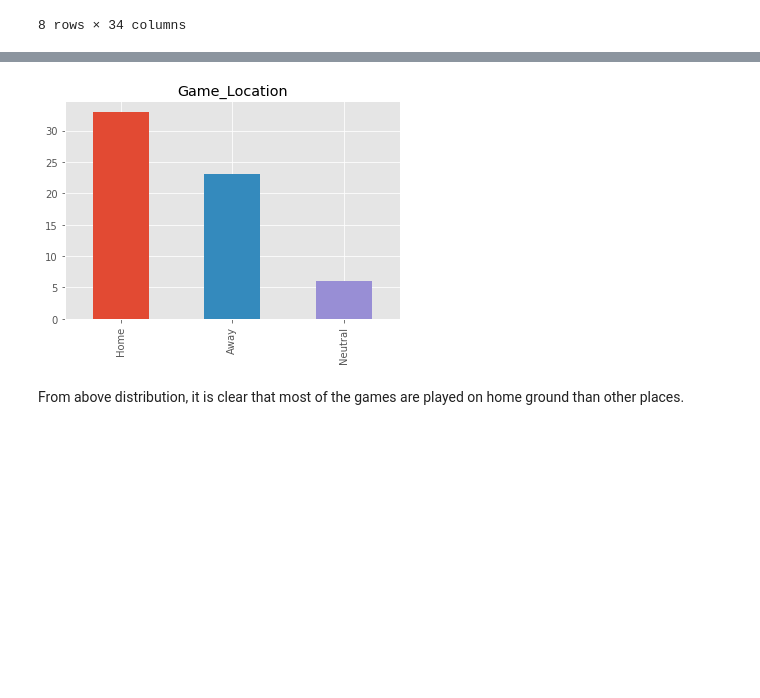
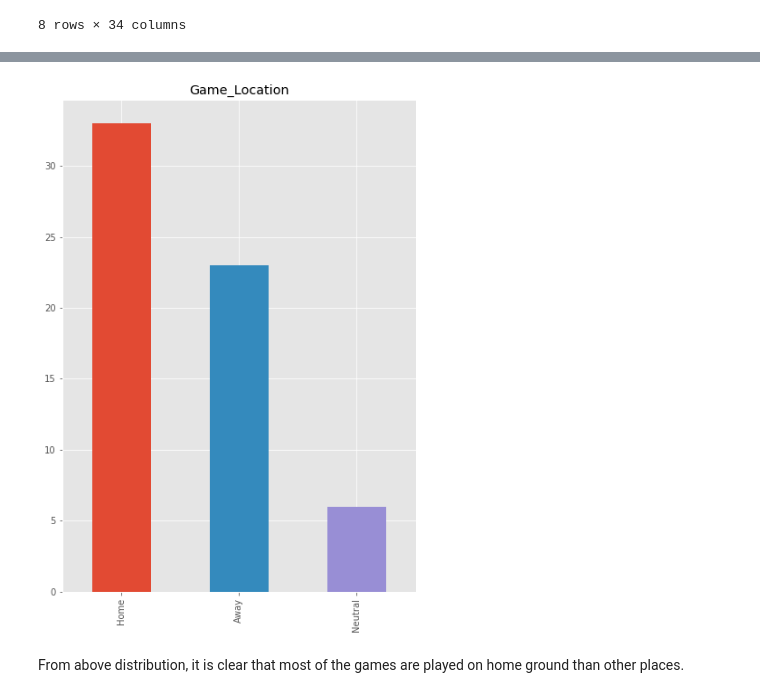
Before and after one commit to swetaravi/BasketBall-Analysis, a Jupyter notebook: Data Science Project_Basketball Analysis -- Updated -- Prathusha's Copy.ipynb, the cells around one changed output, grey strips where cells are left out. Drawn from its saved outputs; the diff is of its cells as text; code cells hidden in the pictures; blank space fills up the shorter version.

```diff
--- a/Data Science Project_Basketball Analysis -- Updated -- Prathusha's Copy.ipynb
+++ b/Data Science Project_Basketball Analysis -- Updated -- Prathusha's Copy.ipynb
@@ -160,12 +162,14 @@ Figure 2: This graph shows the number
 # %%
 # Game location variable
 
 x1_labels = ("Home","Away","Neutral")
+plt.figure(figsize = (7,10))
 ax1 = game_data["Game_Location"].value_counts().plot(kind='bar')
 ax1.set_xticklabels(x1_labels)
-ax1.set_title('Game_Location');
+ax1.set_title('Game_Location')
+plt.savefig('gamelocation')
 # %% [output]
-[figure, old version]
+[figure, new version]
 # %% [markdown]
 From above distribution, it is clear that most of the games are played on home ground than other places.
 # %%
```
Also changed, not shown: parts of 16 cells of this notebook, 12 other files.
